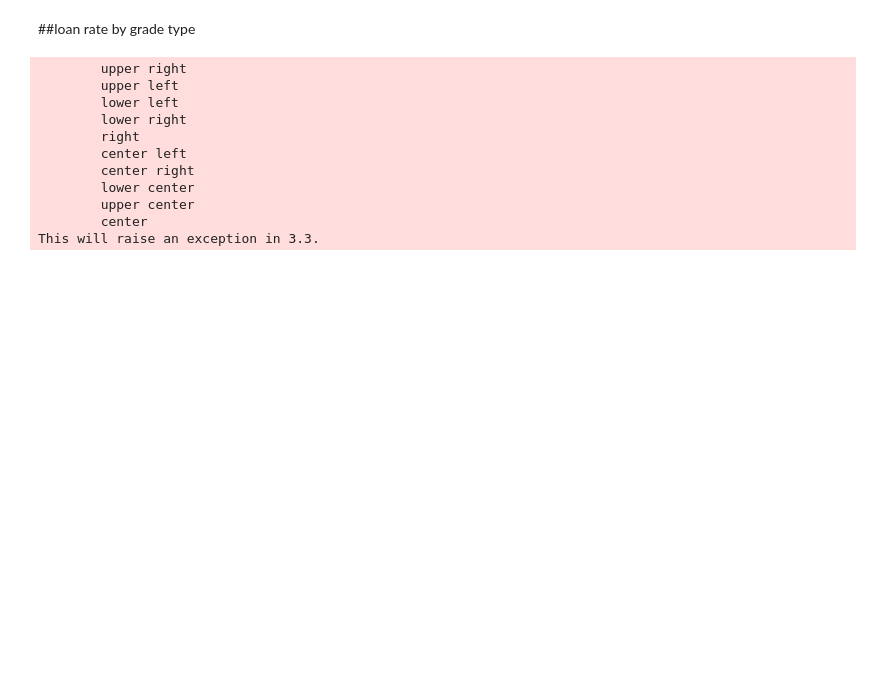
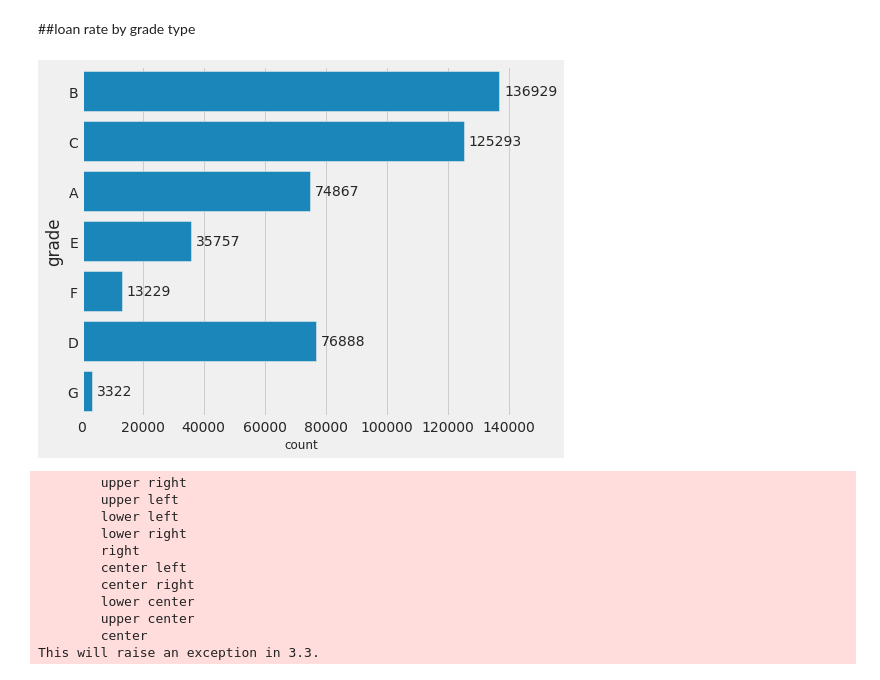
Before and after one commit to arfanrifqi/loan_prediction, a Jupyter notebook: loan_prediction(EDA).ipynb, the cells around one changed output. Cells and saved outputs as stored; diff of their text form; code cells hidden in the pictures; blank space fills up the shorter version.

```diff
--- a/loan_prediction(EDA).ipynb
+++ b/loan_prediction(EDA).ipynb
@@ -384,5 +447,18 @@ ax.autoscale(enable=False, axis='both', tight=False)
 # %% [markdown]
 ##loan rate by grade type
+# %%
+f, ax = plt.subplots(figsize=(7, 6))
+sns.countplot(y="grade", data=df_load, color='#008fd5')
+
+for p in ax.patches:
+  ax.annotate(p.get_width(), xy=(p.get_width(), p.get_y()+p.get_height()/2),
+              xytext=(5, 0), textcoords='offset points', ha="left", va="center")
+
+plt.grid(color='darkgray', axis='x', linestyle='-', linewidth=0.5)
+plt.xlabel('count', fontsize=12)
+plt.show()
+# %% [output]
+[figure, added]
 # %%
 grade_loan = df_load.groupby(['grade','loan_status']).size().unstack()
 grade_loan.rename(columns={0:'bad', 1:'good'}, inplace=True)
```
Also changed, not shown: parts of 6 cells of this notebook.
